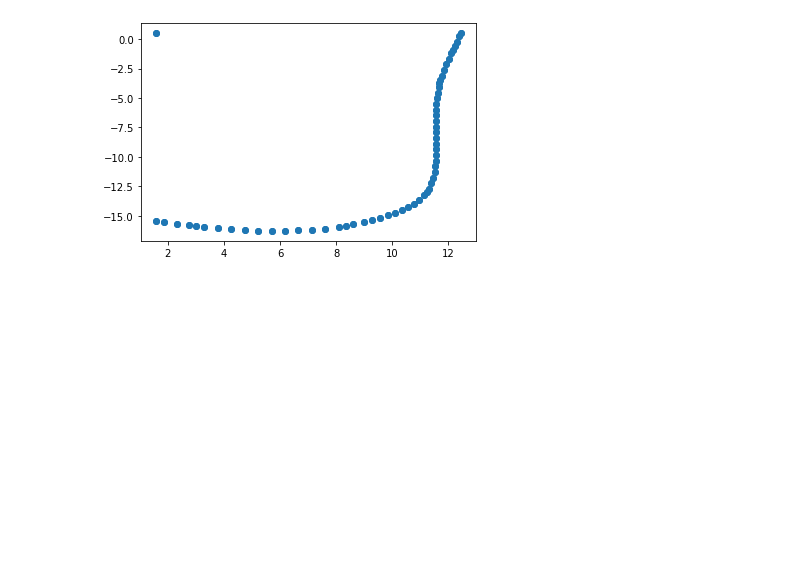
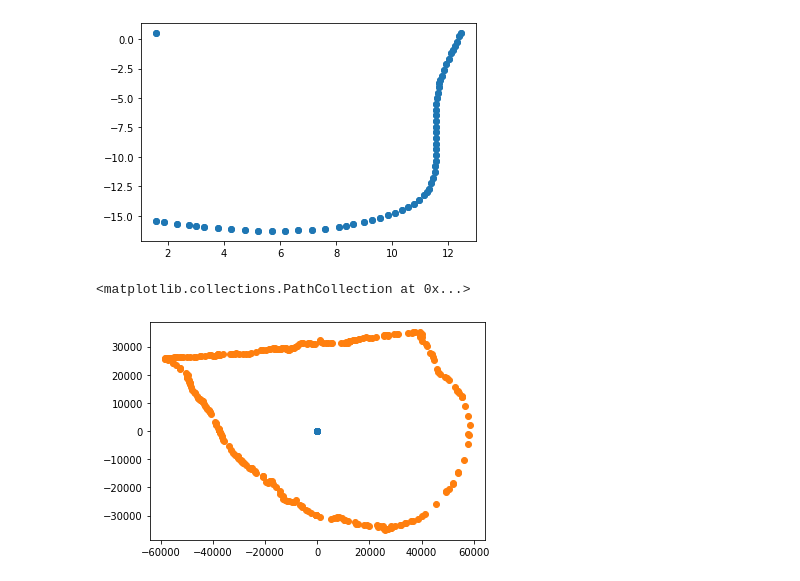
Before and after one commit to AlexHTW/mpi_beleg_4, a Jupyter notebook: registration.ipynb, the cells around one changed output. Drawn from its saved outputs; the diff is of its cells as text; code cells hidden in the pictures; blank space fills up the shorter version.

Commit message:
Zentrieren der Punktesets + eigene Zelle für jeden TODO im Notebook

```diff
--- a/registration.ipynb
+++ b/registration.ipynb
@@ -147,0 +140,34 @@ plt.scatter(x_cuts[5], y_cuts[5])
+# %%
+# Vorregestrierung
+
+# https://medium.com/@olga_kravchenko/generalized-procrustes-analysis-with-python-numpy-c571e8e8a421
+# *gemeinsamen Nullpunkt finden
+x_shifted_anns=[]
+y_shifted_anns=[]
+x_shifted_cuts=[]
+y_shifted_cuts=[]
+
+def center_list(list):
+    #extrema bestimmen
+    min_list=min(list)
+    max_list=max(list)
+
+    #vesrschiebung errechnen
+    center=(min_list+max_list)/2
+
+    #Punkte verschieben
+    return_list=np.array(list)-center
+
+    return return_list
+
+for i in range(0, len(x_cuts)):
+    x_shifted_anns.append(center_list(x_annotations[i]))
+    y_shifted_anns.append(center_list(y_annotations[i]))
+    x_shifted_cuts.append(center_list(x_cuts[i]))
+    y_shifted_cuts.append(center_list(y_cuts[i]))
+
+plt.scatter(x_shifted_cuts[0],y_shifted_cuts[0])
+plt.scatter(x_shifted_anns[0],y_shifted_anns[0])
+# %% [output]
+<matplotlib.collections.PathCollection at 0x...>
+[figure, added]
```
Also changed, not shown: parts of 3 cells of this notebook.
